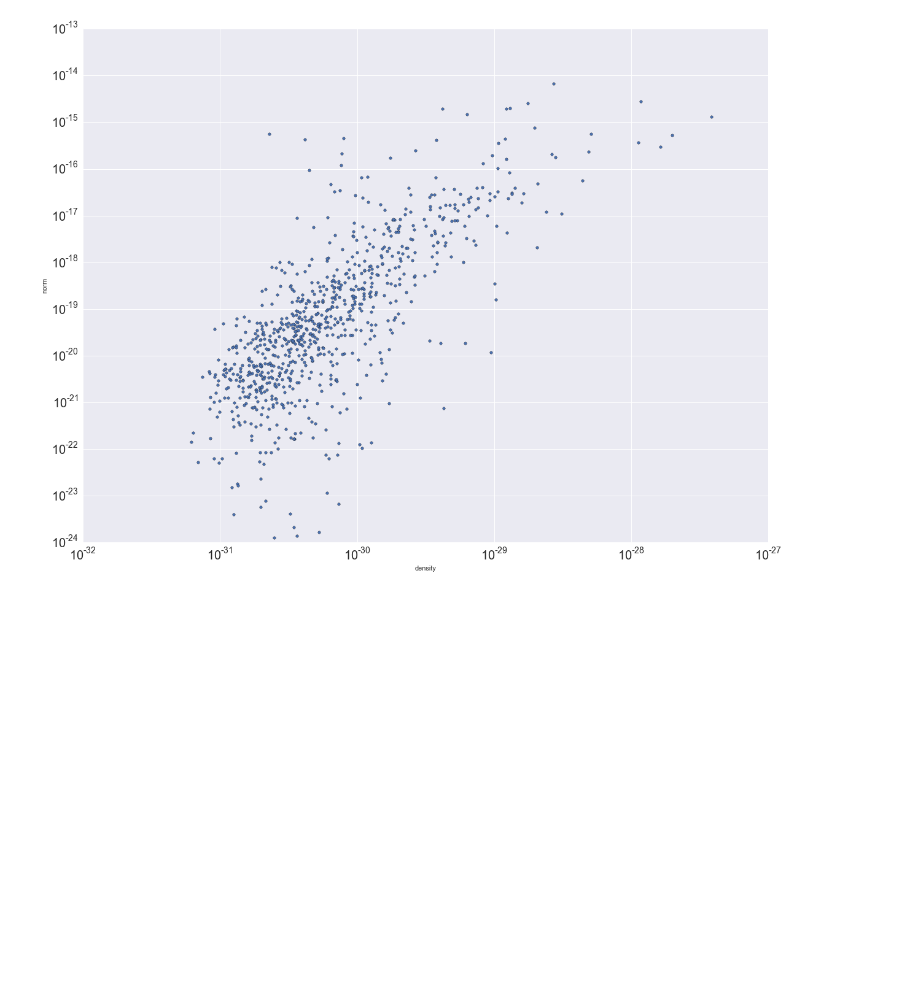
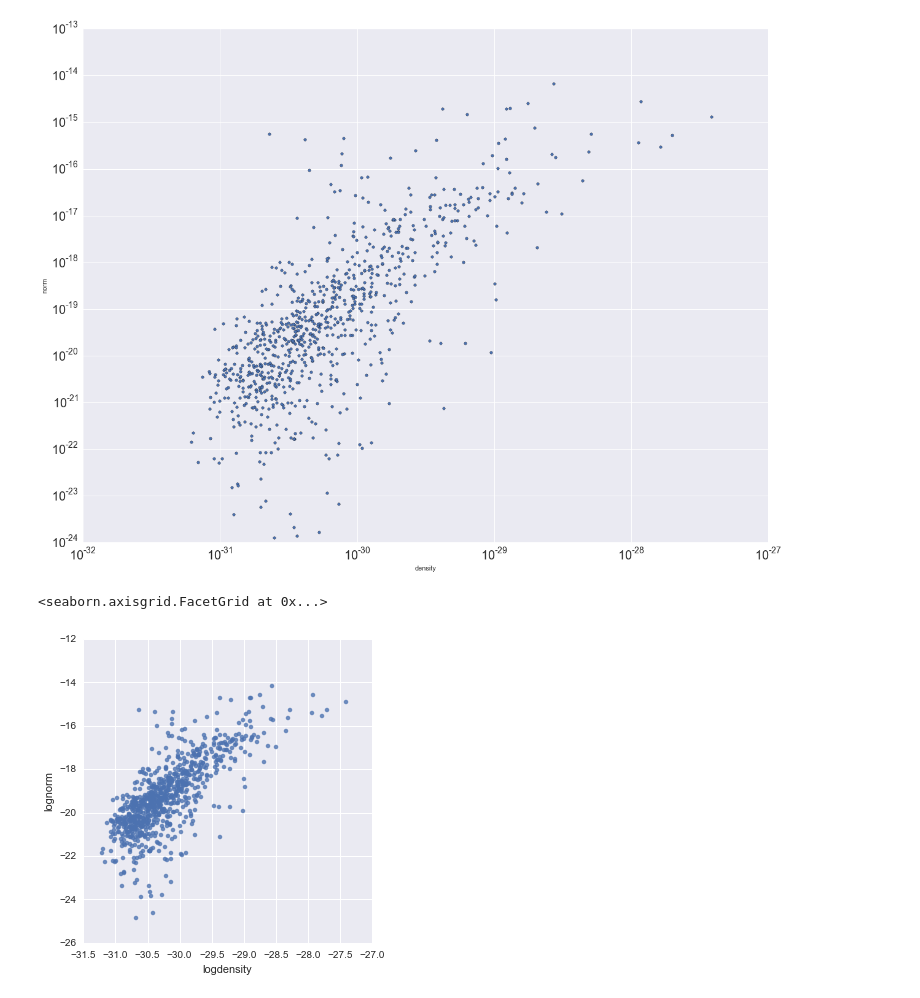
Before and after one commit to rasmi/deviant-cosmology, a Jupyter notebook: plots/convolution/effective_pressure.ipynb, the cells around one changed output. Saved outputs shown, nothing was run; the diff lists cells and outputs as text; code cells hidden in the pictures; blank space fills up the shorter version.

```diff
--- a/plots/convolution/effective_pressure.ipynb
+++ b/plots/convolution/effective_pressure.ipynb
@@ -48,3 +57,8 @@ effective_pressure.plot.scatter(x='density', y='norm', loglog=True, ylim=[10e-25
 # %% [output]
 <matplotlib.axes._subplots.AxesSubplot at 0x...>
 [figure]
+# %%
+sns.lmplot('logdensity', 'lognorm', data=effective_pressure)
+# %% [output]
+<seaborn.axisgrid.FacetGrid at 0x...>
+[figure, added]
```
Also changed, not shown: parts of 1 cell of this notebook, 3 other files.
